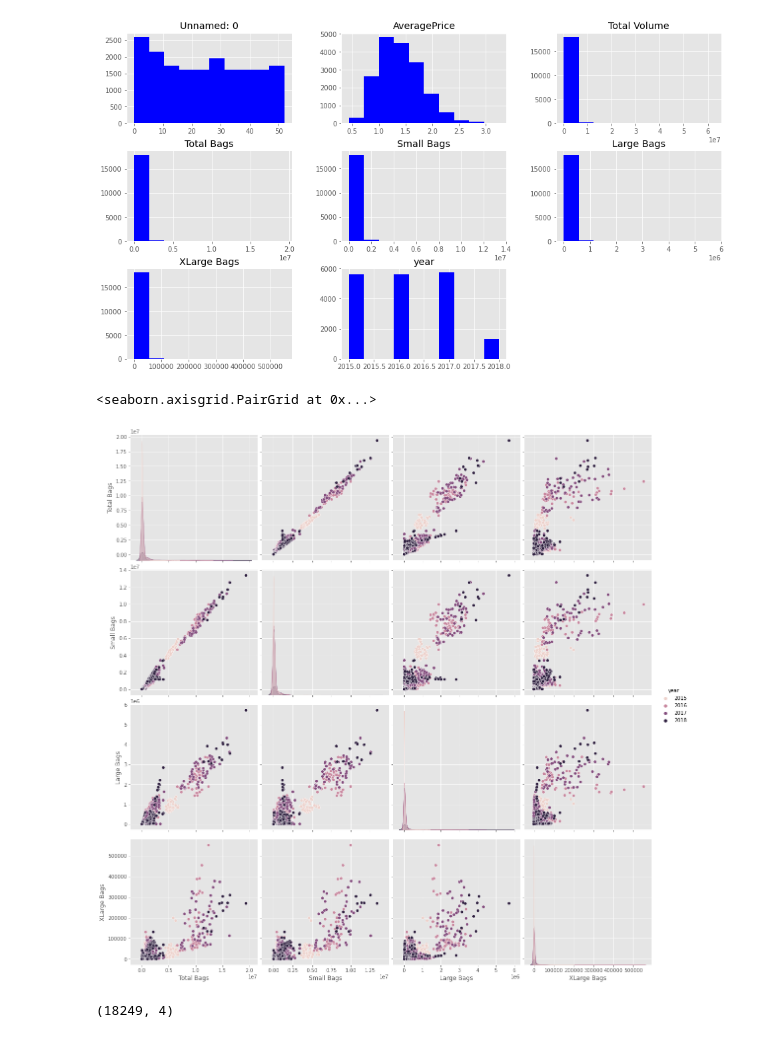
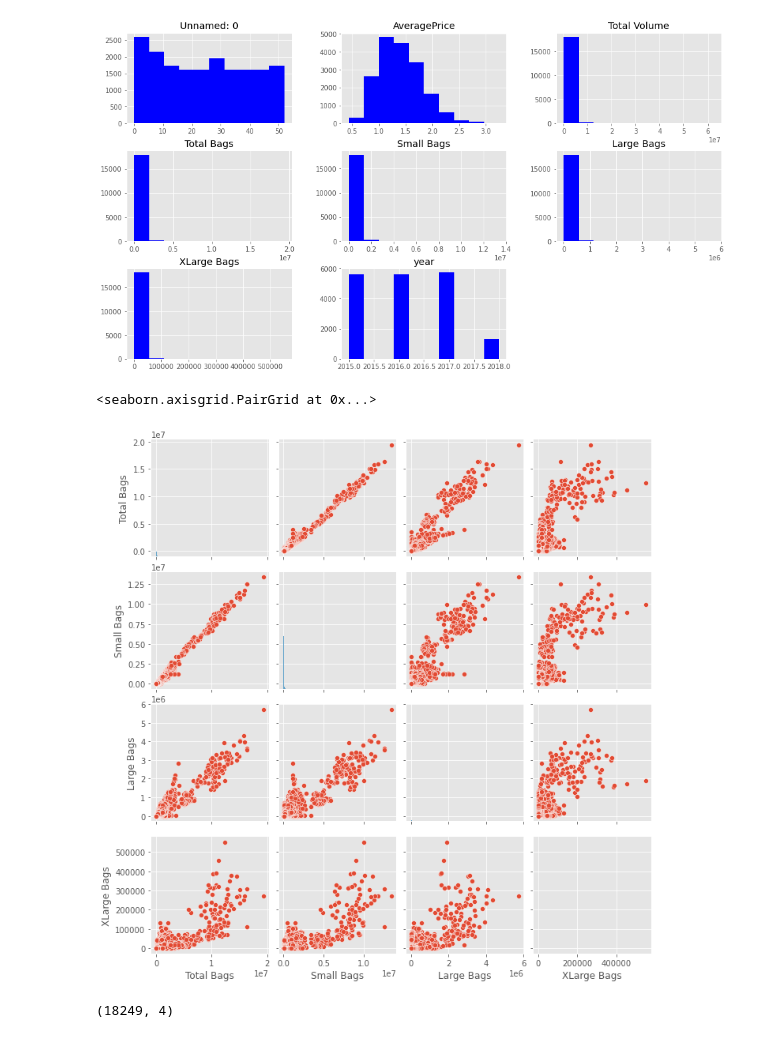
Before and after one commit to AbielBorja/Arte-de-la-analitica, a Jupyter notebook: Dia_3/Actividad Evaluable 4 Patrones con K-means.ipynb, the cells around one changed output. Saved outputs shown, nothing was run; the diff lists cells and outputs as text; code cells hidden in the pictures.

```diff
--- a/Dia_3/Actividad Evaluable 4 Patrones con K-means.ipynb
+++ b/Dia_3/Actividad Evaluable 4 Patrones con K-means.ipynb
@@ -33,10 +33,10 @@ plt.show()
 [figure]
 # %%
 # Escoger dimensiones y se cruzan para ver agrupación y relación con categorías
-sb.pairplot(data.dropna(), hue='year', height=4, vars=["Total Bags","Small Bags","Large Bags", "XLarge Bags"])
+sb.pairplot(data.dropna(), vars=["Total Bags","Small Bags","Large Bags", "XLarge Bags"])
 # %% [output]
 <seaborn.axisgrid.PairGrid at 0x...>
-[figure, old version]
+[figure, new version]
 # %%
 #Se definen entradas
 #Se cargan columnas en variable x
```
Also changed, not shown: parts of 5 cells of this notebook, 3 other files.
